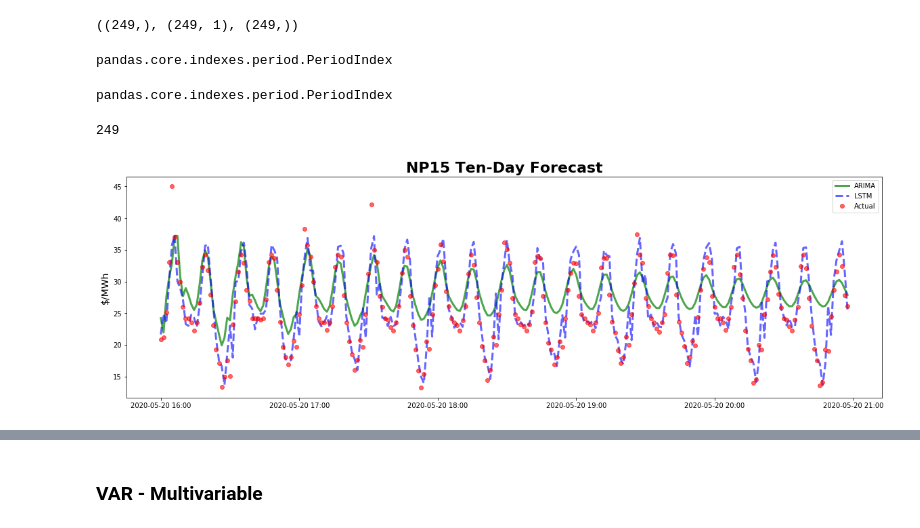
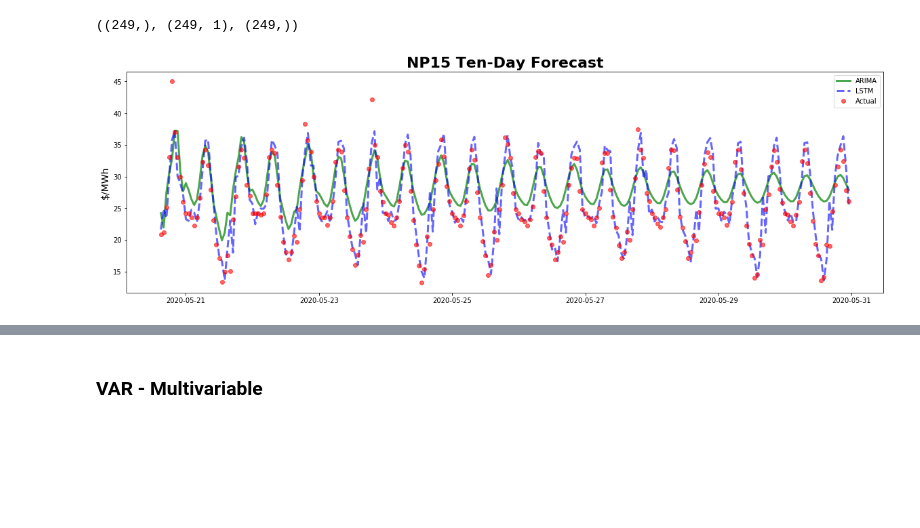
Before and after one commit to Morgan-Sell/caiso-price-forecast, a Jupyter notebook: Final.ipynb, the cells around one changed output, grey strips where cells are left out. Cells and saved outputs as stored; diff of their text form; code cells hidden in the pictures; blank space fills up the shorter version.

```diff
--- a/Final.ipynb
+++ b/Final.ipynb
@@ -258,41 +258,15 @@ np_test_rng.shape, np_lstm_pred.shape, np_uni_arima_pred.shape
 # %% [output]
 ((249,), (249, 1), (249,))
 # %%
-
-# fig, ax = plt.subplots(figsize=(20,6))
-
-# pd.plotting.register_matplotlib_converters()
-
-# ax.plot(np_test_rng, np_lstm_pred, 'g-', label='LSTM', lw=2)
-# ax.plot(np_test_rng, np_uni_arima_pred, 'b.-', label='ARIMA', lw=2)
-# ax.plot(np_test_rng, y1_test, 'r.', label='Actual')
-# ax.set_title('Prediction vs Actual', fontsize=18, fontweight='bold')
-# ax.set_xlabel('$/MWh', fontsize=12)
-# ax.legend();
-type(np_test_rng)
+def plot_lstm_arima_actual(date_rng, arima_pred, lstm_pred, y_true, plot_title):
+    fig, ax = plt.subplots(figsize=(20,6))
+    ax.plot(date_rng, arima_pred, 'g-', label='ARIMA', lw=3, alpha=0.7)
+    ax.plot(date_rng, lstm_pred, 'b--', label='LSTM', lw=3, alpha=0.6)
+    ax.plot(date_rng, y_true, 'r.', label='Actual', markersize=12, alpha=0.6)
+    ax.set_title(plot_title, fontsize=22, fontweight='bold')
+    ax.set_ylabel('$/MWh', fontsize=14)
+    ax.legend()
-# %% [output]
-pandas.core.indexes.period.PeriodIndex
-# %%
-date_test = np_test_rng
-type(date_test)
-# %% [output]
-pandas.core.indexes.period.PeriodIndex
-# %%
-def plot_lstm_arima_actual(date_arr, arima_pred, lstm_pred, y_true, plot_title):
-    fig, ax = plt.subplots(figsize=(20,6))
-    date_rng = range(len(date_arr))
-    ax.plot(date_rng, arima_pred, 'g-', label='ARIMA', lw=3, alpha=0.7)
-    ax.plot(date_rng, lstm_pred, 'b--', label='LSTM', lw=3, alpha=0.6)
-    ax.plot(date_rng, y_true, 'r.', label='Actual', markersize=12, alpha=0.6)
-    ax.set_title(plot_title, fontsize=22, fontweight='bold')
-    ax.set_ylabel('$/MWh', fontsize=14)
-    ax.set_xticklabels(date_arr)
-    ax.legend()
-# %%
-len(np_test_rng)
-# %% [output]
-249
 # %%
-plot_lstm_arima_actual(np_test_rng, np_uni_arima_pred, np_lstm_pred, y1_test, 'NP15 Ten-Day Forecast')
+plot_lstm_arima_actual(caiso.index[train_test_date_delim_idx:], np_uni_arima_pred, np_lstm_pred, y1_test, 'NP15 Ten-Day Forecast')
 # %% [output]
-[figure, old version]
+[figure, new version]
```
Also changed, not shown: parts of 13 cells of this notebook.
